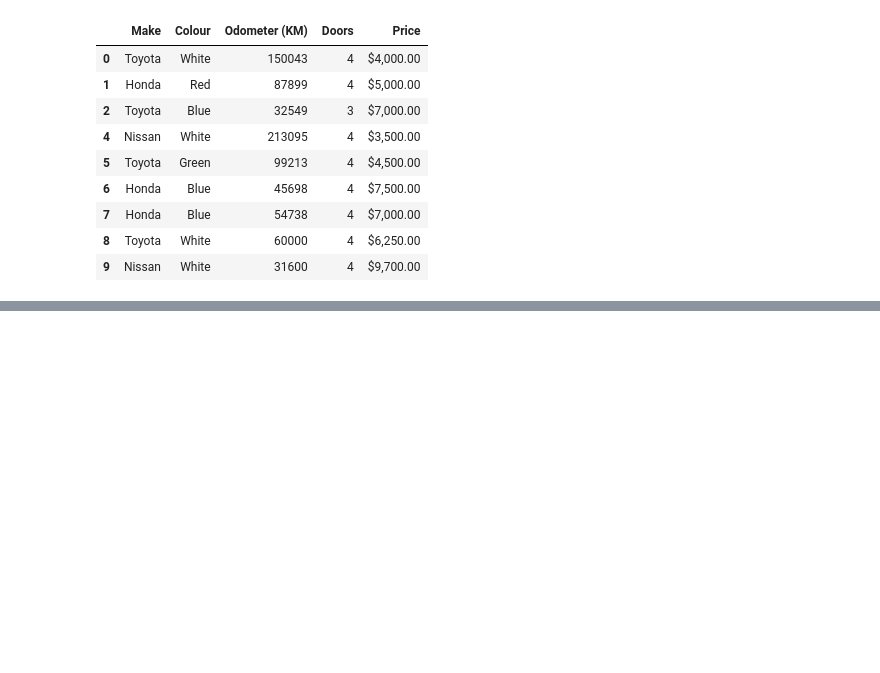
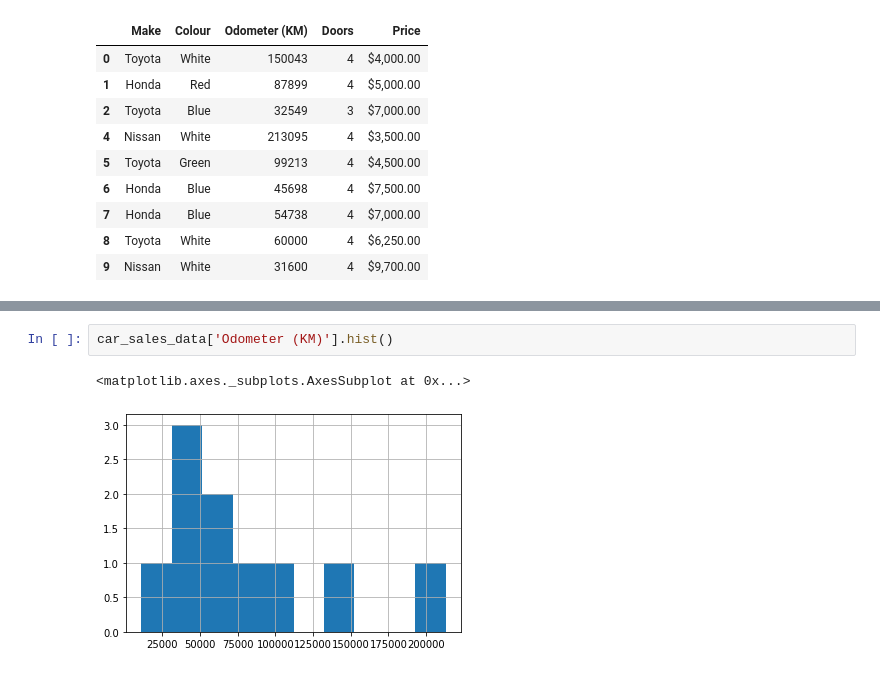
Before and after one commit to ArunJayan/MLLearning, a Jupyter notebook: pandas/pandas1.ipynb, the cells around one changed output, grey strips where cells are left out. Saved outputs shown, nothing was run; the diff lists cells and outputs as text; blank space fills up the shorter version.

```diff
--- a/pandas/pandas1.ipynb
+++ b/pandas/pandas1.ipynb
@@ -470,0 +507,5 @@ car_sales_data[car_sales_data["Odometer (KM)"] >= 30000]
+# %%
+car_sales_data['Odometer (KM)'].hist()
+# %% [output]
+<matplotlib.axes._subplots.AxesSubplot at 0x...>
+[figure, added]
```
Also changed, not shown: parts of 10 cells of this notebook.
